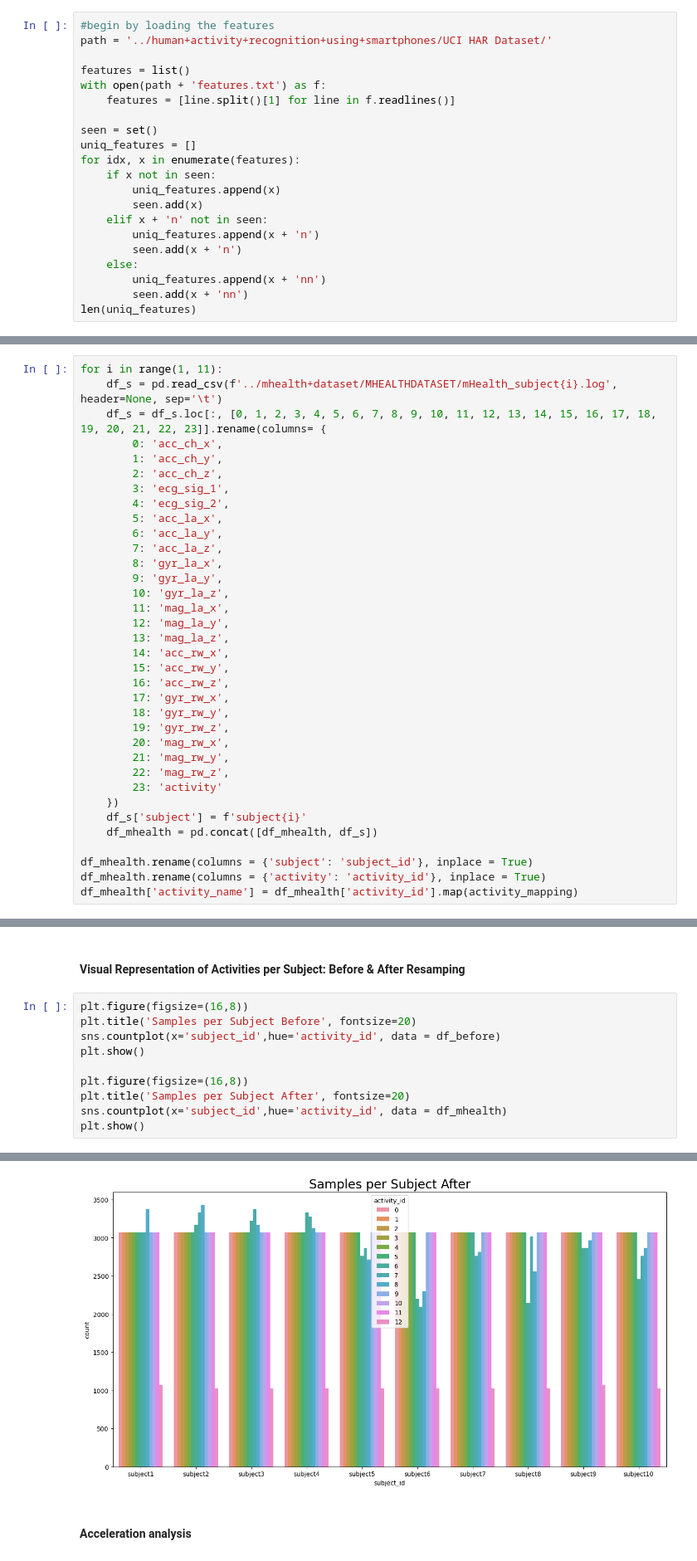
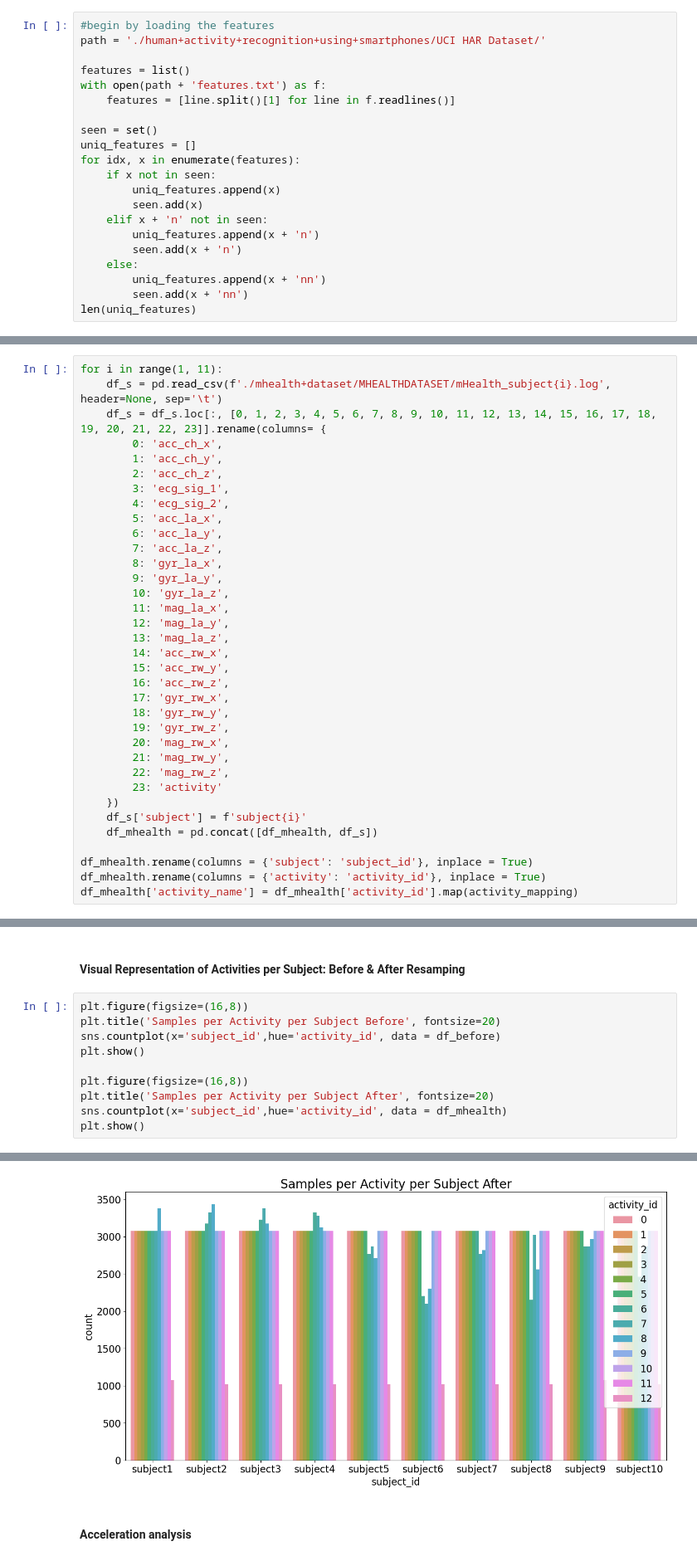
Before and after one commit to dimtsiamouras/measuring_bias_thesis, a Jupyter notebook: Exploratory Data Analysis.ipynb, the cells around one changed output, grey strips where cells are left out. Shown at 83% size. Cells and saved outputs as stored; diff of their text form.

```diff
--- a/Exploratory Data Analysis.ipynb
+++ b/Exploratory Data Analysis.ipynb
@@ -457,7 +579,7 @@ hand_temperature and chest_temperature: 0.7575141282482154
 ### - Dataset 2: UCI-HAR
 # %%
 #begin by loading the features
-path = '../human+activity+recognition+using+smartphones/UCI HAR Dataset/'
+path = './human+activity+recognition+using+smartphones/UCI HAR Dataset/'
 
 features = list()
 with open(path + 'features.txt') as f:
@@ -775,7 +939,7 @@ activity_mapping = {0: 'NO_ACTIVITY', 1: 'STANDING', 2: 'SITTING', 3: 'LAYING',
                     10: 'JOGGING', 11: 'RUNNING', 12: 'JUMP'}
 # %%
 for i in range(1, 11):
-    df_s = pd.read_csv(f'../mhealth+dataset/MHEALTHDATASET/mHealth_subject{i}.log', header=None, sep='\t')
+    df_s = pd.read_csv(f'./mhealth+dataset/MHEALTHDATASET/mHealth_subject{i}.log', header=None, sep='\t')
     df_s = df_s.loc[:, [0, 1, 2, 3, 4, 5, 6, 7, 8, 9, 10, 11, 12, 13, 14, 15, 16, 17, 18, 19, 20, 21, 22, 23]].rename(columns= {
         0: 'acc_ch_x',
         1: 'acc_ch_y',
@@ -915,12 +1108,12 @@ Name: count, dtype: int64
 #### Visual Representation of Activities per Subject: Before & After Resamping
 # %%
 plt.figure(figsize=(16,8))
-plt.title('Samples per Subject Before', fontsize=20)
+plt.title('Samples per Activity per Subject Before', fontsize=20)
 sns.countplot(x='subject_id',hue='activity_id', data = df_before)
 plt.show()
 
 plt.figure(figsize=(16,8))
-plt.title('Samples per Subject After', fontsize=20)
+plt.title('Samples per Activity per Subject After', fontsize=20)
 sns.countplot(x='subject_id',hue='activity_id', data = df_mhealth)
 plt.show()
 # %% [output]
@@ -928,4 +1121,4 @@ plt.show()
-[figure, old version]
+[figure, new version]
 # %% [markdown]
 #### Acceleration analysis
 # %%
```
Also changed, not shown: parts of 45 cells of this notebook.
